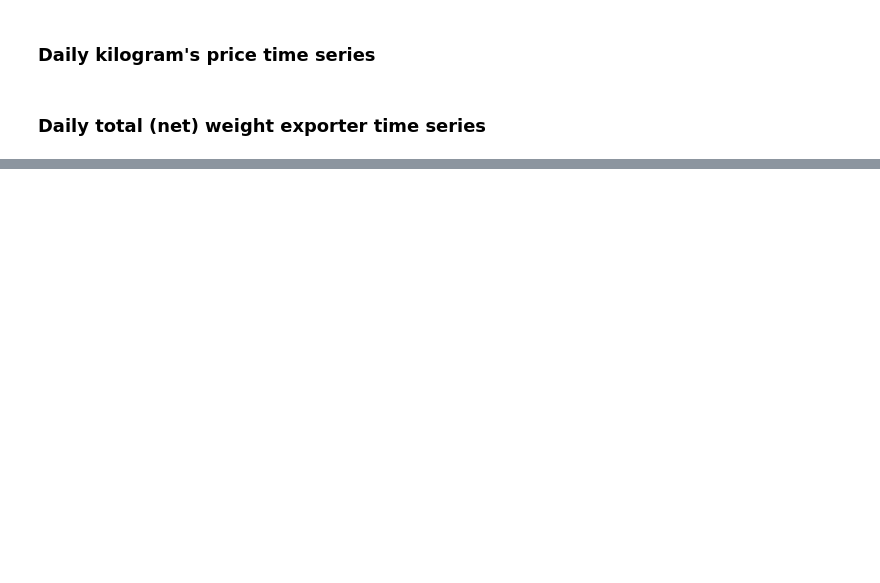
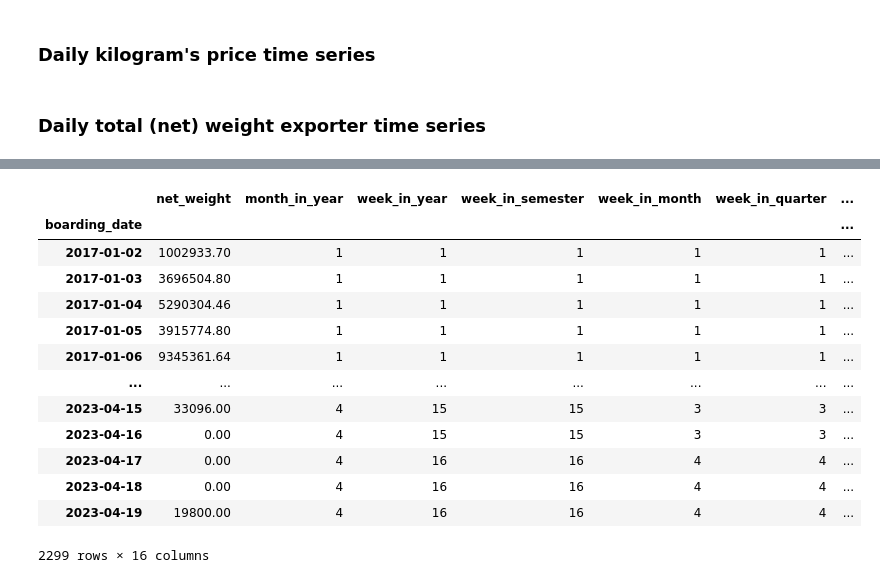
Before and after one commit to sergiopostigo/supertrade, a Jupyter notebook: exploratory_data_analysis/formatted/eda2.ipynb, the cells around one changed output, grey strips where cells are left out. Drawn from its saved outputs; the diff is of its cells as text; code cells hidden in the pictures; blank space fills up the shorter version.

Commit message:
Granularities basic code done for complex seasonality

```diff
--- a/exploratory_data_analysis/formatted/eda2.ipynb
+++ b/exploratory_data_analysis/formatted/eda2.ipynb
@@ -74,3 +75,57 @@ plt.show()
 # %%
 # net_weight['day_in_month']= net_weight.index.day % net_weight['days_in_month']
 # net_weight
+# %%
+import numpy as np
+# Generate the cyclic time granularities
+
+# Native constructions
+net_weight['month_in_year'] = net_weight.index.month
+net_weight['day_in_week'] = net_weight.index.day_of_week + 1
+net_weight['day_in_month']= net_weight.index.day
+net_weight['day_in_year'] =  net_weight.index.day_of_year
+net_weight['week_in_year'] = net_weight.index.isocalendar().week
+
+# Simple constructions
+net_weight['semester_in_year']=np.ceil(net_weight['month_in_year']/6).astype(np.int64)
+net_weight['quarter_in_year']=np.ceil(net_weight['month_in_year']/3).astype(np.int64)
+net_weight['month_in_quarter'] = [(i%3 if i%3 > 0 else 3) for i in net_weight['month_in_year']]
+net_weight['month_in_semester']= [(i%6 if i%6 > 0 else 6) for i in net_weight['month_in_year']]
+net_weight['quarter_in_semester']= [(i%2 if i%2> 0 else 2) for i in net_weight['quarter_in_year']]
+
+# Complex constructions
+net_weight['week_in_month'] = [(i.isocalendar().week-i.replace(day=1).week+1 if i.month != 1 else i.isocalendar().week)  for i in net_weight.index.to_series()]
+net_weight['week_in_semester'] = [(i.isocalendar().week-i.replace(month=6, day=30).week + (1 if datetime.date(i.isocalendar().year, 6, 30).isocalendar().week == datetime.date(i.isocalendar().year, 7, 1).isocalendar().week else 0) if i.month > 6 else i.isocalendar().week)  for i in net_weight.index.to_series()]
+net_weight['week_in_quarter'] = [(i.isocalendar().week if i.month <= 3
+                                    else i.isocalendar().week-i.replace(month=3, day=31).week
+                                         + (1 if datetime.date(i.isocalendar().year, 3, 31).isocalendar().week == datetime.date(i.isocalendar().year, 4, 1).isocalendar().week else 0)
+                                    if i.month <= 6
+                                    else i.isocalendar().week-i.replace(month=6, day=30).week
+                                         + (1 if datetime.date(i.isocalendar().year, 6, 30).isocalendar().week == datetime.date(i.isocalendar().year, 7, 1).isocalendar().week else 0)
+                                    if i.month <= 9
+                                    else i.isocalendar().week-i.replace(month=9, day=30).week
+                                        + (1 if datetime.date(i.isocalendar().year, 9, 30).isocalendar().week == datetime.date(i.isocalendar().year, 10, 1).isocalendar().week else 0)
+                                  ) for i in net_weight.index.to_series()]
+net_weight['day_in_semester'] = [i.day_of_year-i.replace(month=6, day=30).day_of_year if i.month > 6 else i.day_of_year for i in net_weight.index.to_series()]
+net_weight['day_in_quarter'] = [(i.day_of_year if i.month <= 3
+                                else i.day_of_year-i.replace(month=3, day=31).day_of_year if i.month <= 6
+                                else i.day_of_year-i.replace(month=6, day=30).day_of_year if i.month <= 9
+                                else i.day_of_year-i.replace(month=9, day=30).day_of_year
+                                  ) for i in net_weight.index.to_series()]
+# %%
+net_weight
+# %% [output]
+|  | net_weight | month_in_year | week_in_year | week_in_semester | week_in_month | week_in_quarter | ... |
+| boarding_date |  |  |  |  |  |  | ... |
+| 2017-01-02 | 1002933.70 | 1 | 1 | 1 | 1 | 1 | ... |
+| 2017-01-03 | 3696504.80 | 1 | 1 | 1 | 1 | 1 | ... |
+| 2017-01-04 | 5290304.46 | 1 | 1 | 1 | 1 | 1 | ... |
+| 2017-01-05 | 3915774.80 | 1 | 1 | 1 | 1 | 1 | ... |
+| 2017-01-06 | 9345361.64 | 1 | 1 | 1 | 1 | 1 | ... |
+| ... | ... | ... | ... | ... | ... | ... | ... |
+| 2023-04-15 | 33096.00 | 4 | 15 | 15 | 3 | 3 | ... |
+| 2023-04-16 | 0.00 | 4 | 15 | 15 | 3 | 3 | ... |
+| 2023-04-17 | 0.00 | 4 | 16 | 16 | 4 | 4 | ... |
+| 2023-04-18 | 0.00 | 4 | 16 | 16 | 4 | 4 | ... |
+| 2023-04-19 | 19800.00 | 4 | 16 | 16 | 4 | 4 | ... |
+2299 rows × 16 columns
```
Also changed, not shown: parts of 10 cells of this notebook, 3 other files.
